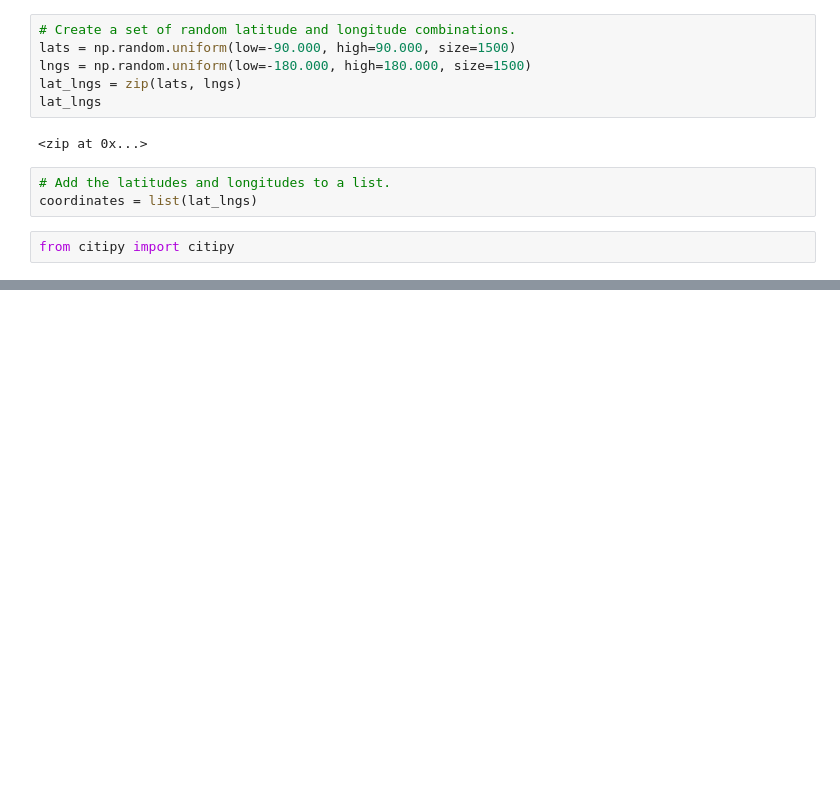
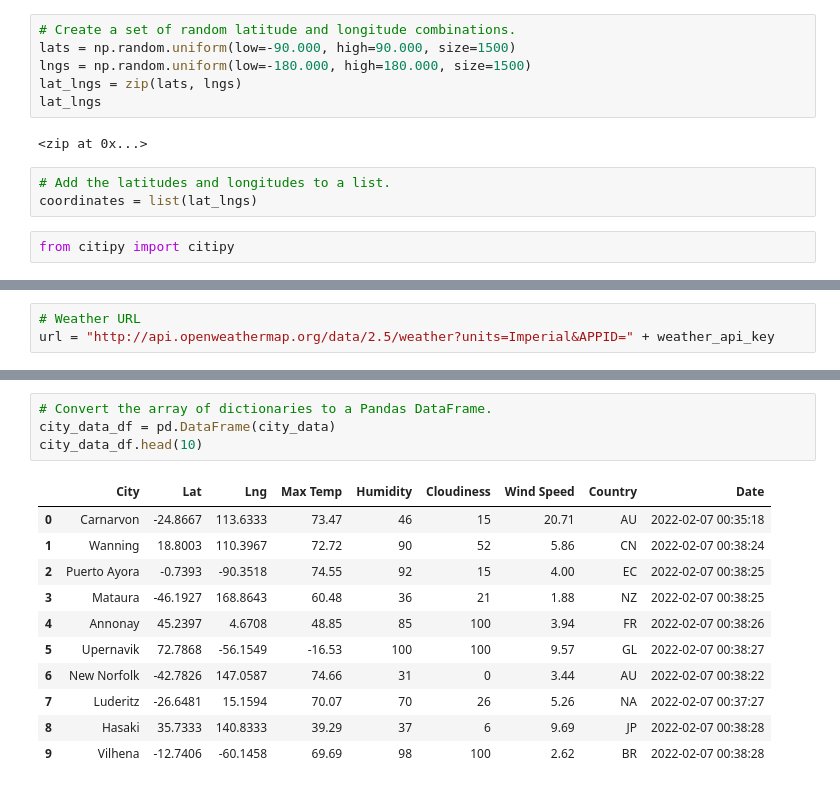
Before and after one commit to bgeiger1979/world_weather_analysis, a Jupyter notebook: WeatherPy.ipynb, the cells around one changed output, grey strips where cells are left out. Saved outputs shown, nothing was run; the diff lists cells and outputs as text; blank space fills up the shorter version.

Commit message:
updated .gitignore and adding WeatherPy.ipynb

```diff
--- a/WeatherPy.ipynb
+++ b/WeatherPy.ipynb
@@ -32,0 +37,3 @@ len(cities)
+# %%
+# Weather URL
+url = "http://api.openweathermap.org/data/2.5/weather?units=Imperial&APPID=" + weather_api_key
@@ -32,0 +124,16 @@ len(cities)
+# %%
+# Convert the array of dictionaries to a Pandas DataFrame.
+city_data_df = pd.DataFrame(city_data)
+city_data_df.head(10)
+# %% [output]
+|  | City | Lat | Lng | Max Temp | Humidity | Cloudiness | Wind Speed | Country | Date |
+| 0 | Carnarvon | -24.8667 | 113.6333 | 73.47 | 46 | 15 | 20.71 | AU | 2022-02-07 00:35:18 |
+| 1 | Wanning | 18.8003 | 110.3967 | 72.72 | 90 | 52 | 5.86 | CN | 2022-02-07 00:38:24 |
+| 2 | Puerto Ayora | -0.7393 | -90.3518 | 74.55 | 92 | 15 | 4.00 | EC | 2022-02-07 00:38:25 |
+| 3 | Mataura | -46.1927 | 168.8643 | 60.48 | 36 | 21 | 1.88 | NZ | 2022-02-07 00:38:25 |
+| 4 | Annonay | 45.2397 | 4.6708 | 48.85 | 85 | 100 | 3.94 | FR | 2022-02-07 00:38:26 |
+| 5 | Upernavik | 72.7868 | -56.1549 | -16.53 | 100 | 100 | 9.57 | GL | 2022-02-07 00:38:27 |
+| 6 | New Norfolk | -42.7826 | 147.0587 | 74.66 | 31 | 0 | 3.44 | AU | 2022-02-07 00:38:22 |
+| 7 | Luderitz | -26.6481 | 15.1594 | 70.07 | 70 | 26 | 5.26 | NA | 2022-02-07 00:37:27 |
+| 8 | Hasaki | 35.7333 | 140.8333 | 39.29 | 37 | 6 | 9.69 | JP | 2022-02-07 00:38:28 |
+| 9 | Vilhena | -12.7406 | -60.1458 | 69.69 | 98 | 100 | 2.62 | BR | 2022-02-07 00:38:28 |
```
Also changed, not shown: parts of 7 cells of this notebook, 3 other files.
